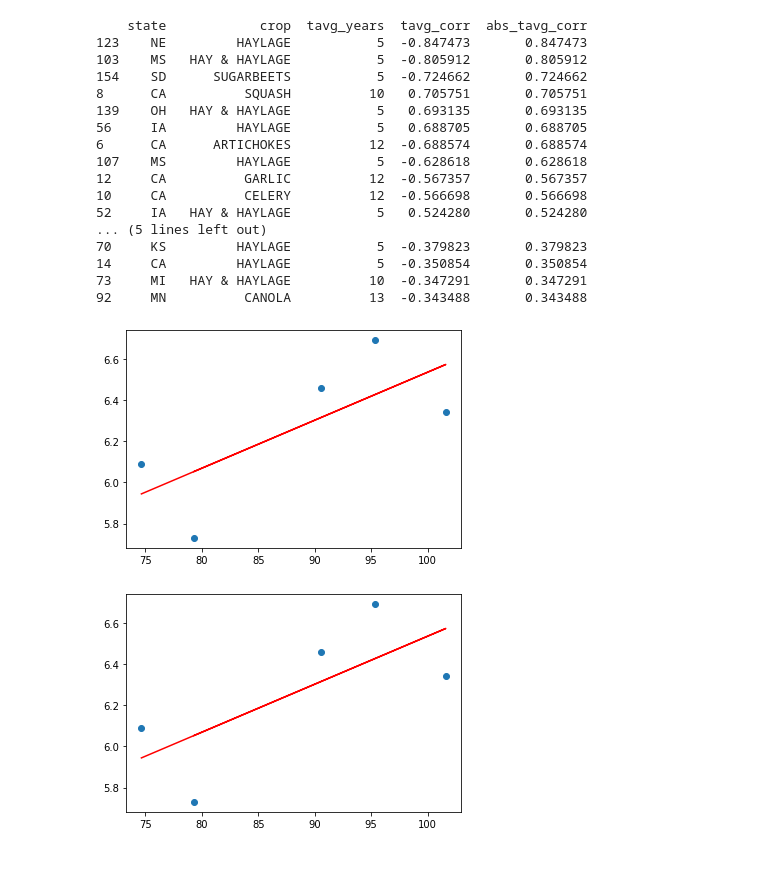
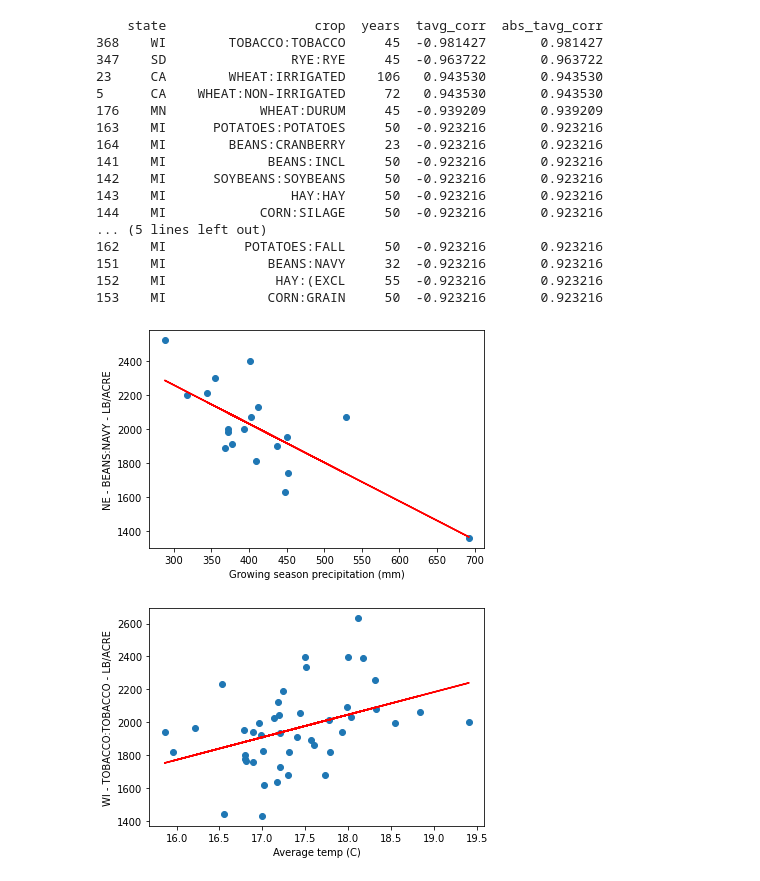
Before and after one commit to ucfjimg/CAP5610-project, a Jupyter notebook: scripts/DataExplore.ipynb, the cells around one changed output. Saved outputs shown, nothing was run; the diff lists cells and outputs as text; code cells hidden in the pictures.

Commit message:
More data work

```diff
--- a/scripts/DataExplore.ipynb
+++ b/scripts/DataExplore.ipynb
@@ -9,15 +11,14 @@ from os import path
 # all.csv contains one row per state with the name of the
 # agri data for that state
 #
-data = 'data/agri/all.csv'
+data = '../data/agri/all.csv'
 files = pd.read_csv(data)
 
 states = []
 frames = []
 for st,fn in files.values.tolist():
-    frame = pd.read_csv(path.join('data/agri', fn))
+    frame = pd.read_csv(path.join('../data/agri', fn))
     frame['state'] = st
     states.append(st)
     frames.append(frame)
-agri = pd.concat(frames)
 # %%
@@ -73,11 +102,10 @@ agri
 bystate = {}
 for st in states:
     stdata = agri[agri.state == st]
-    comm = list(set(stdata.Commodity))
+    crop = list(set(stdata.crop))
     crops = {}
-    for c in comm:
-        rows = stdata[stdata.Commodity == c]
-        rows = rows[rows.DataItem.str.contains(c + ' - YIELD')]
+    for c in crop:
+        rows = stdata[stdata.crop == c]
         if not rows.empty:
             crops[c] = rows
 
@@ -133,49 +201,61 @@ with pd.option_context('display.max_rows', None):
 # %%
 with pd.option_context('display.max_rows', None):
-    print(corrs[['state', 'crop', 'tavg_years', 'tavg_corr', 'abs_tavg_corr']].sort_values('abs_tavg_corr', ascending=False).head(20))
+    print(corrs[['state', 'crop', 'years', 'tavg_corr', 'abs_tavg_corr']].sort_values('abs_tavg_corr', ascending=False).head(20))
 # %% [output]
-    state            crop  tavg_years  tavg_corr  abs_tavg_corr
-123    NE         HAYLAGE           5  -0.847473       0.847473
-103    MS   HAY & HAYLAGE           5  -0.805912       0.805912
-154    SD      SUGARBEETS           5  -0.724662       0.724662
-8      CA          SQUASH          10   0.705751       0.705751
-139    OH   HAY & HAYLAGE           5   0.693135       0.693135
-56     IA         HAYLAGE           5   0.688705       0.688705
-6      CA      ARTICHOKES          12  -0.688574       0.688574
-107    MS         HAYLAGE           5  -0.628618       0.628618
-12     CA          GARLIC          12  -0.567357       0.567357
-10     CA          CELERY          12  -0.566698       0.566698
-52     IA   HAY & HAYLAGE           5   0.524280       0.524280
+    state                   crop  years  tavg_corr  abs_tavg_corr
+368    WI        TOBACCO:TOBACCO     45  -0.981427       0.981427
+347    SD                RYE:RYE     45  -0.963722       0.963722
+23     CA        WHEAT:IRRIGATED    106   0.943530       0.943530
+5      CA    WHEAT:NON-IRRIGATED     72   0.943530       0.943530
+176    MN            WHEAT:DURUM     45  -0.939209       0.939209
+163    MI      POTATOES:POTATOES     50  -0.923216       0.923216
+164    MI        BEANS:CRANBERRY     23  -0.923216       0.923216
+141    MI             BEANS:INCL     50  -0.923216       0.923216
+142    MI      SOYBEANS:SOYBEANS     50  -0.923216       0.923216
+143    MI                HAY:HAY     50  -0.923216       0.923216
+144    MI            CORN:SILAGE     50  -0.923216       0.923216
 ... (5 lines left out)
-70     KS         HAYLAGE           5  -0.379823       0.379823
-14     CA         HAYLAGE           5  -0.350854       0.350854
-73     MI   HAY & HAYLAGE          10  -0.347291       0.347291
-92     MN          CANOLA          13  -0.343488       0.343488
+162    MI          POTATOES:FALL     50  -0.923216       0.923216
+151    MI             BEANS:NAVY     32  -0.923216       0.923216
+152    MI              HAY:(EXCL     55  -0.923216       0.923216
+153    MI             CORN:GRAIN     50  -0.923216       0.923216
 # %%
-merged = pd.merge(bystate['NE']['HAYLAGE'], prcp, on='year')
+state = 'NE'
+crop = 'BEANS:NAVY'
+merged = pd.merge(bystate[state][crop], wx_by_state[state][['year','prcp']], on='year')
 model = linear_model.LinearRegression()
 
-meanprcp = [[x] for x in merged['mean']]
+meanprcp = [[x] for x in merged['prcp']]
 model.fit(meanprcp, merged.Value)
 
 m = model.coef_[0]
 b = model.intercept_
-plt.scatter(merged['mean'], merged.Value)
-plt.plot(merged['mean'], m * merged['mean'] + b, color='red')
+
+ax = plt.axes()
+plt.scatter(merged['prcp'], merged.Value)
+plt.plot(merged['prcp'], m * merged['prcp'] + b, color='red')
+ax.set_xlabel('Growing season precipitation (mm)')
+ax.set_ylabel('%s - %s - %s/ACRE' % (state, crop, unit))
 plt.show()
 # %% [output]
-[figure, old version]
+[figure, new version]
 # %%
-merged = pd.merge(bystate['NE']['HAYLAGE'], prcp, on='year')
+state = 'WI'
+crop = 'TOBACCO:TOBACCO'
+merged = pd.merge(bystate[state][crop], wx_by_state[state][['year', 'tavg']], on='year')
 model = linear_model.LinearRegression()
+unit = list(merged.unit)[0]
 
-meanprcp = [[x] for x in merged['mean']]
-model.fit(meanprcp, merged.Value)
+meantavg = [[x] for x in merged['tavg']]
+model.fit(meantavg, merged.Value)
 
 m = model.coef_[0]
 b = model.intercept_
-plt.scatter(merged['mean'], merged.Value)
-plt.plot(merged['mean'], m * merged['mean'] + b, color='red')
+ax = plt.axes()
+plt.scatter(merged['tavg'], merged.Value)
+plt.plot(merged['tavg'], m * merged['tavg'] + b, color='red')
+ax.set_xlabel('Average temp (C)')
+ax.set_ylabel('%s - %s - %s/ACRE' % (state, crop, unit))
 plt.show()
 # %% [output]
-[figure, old version]
+[figure, new version]
```
Also changed, not shown: parts of 5 cells of this notebook.
